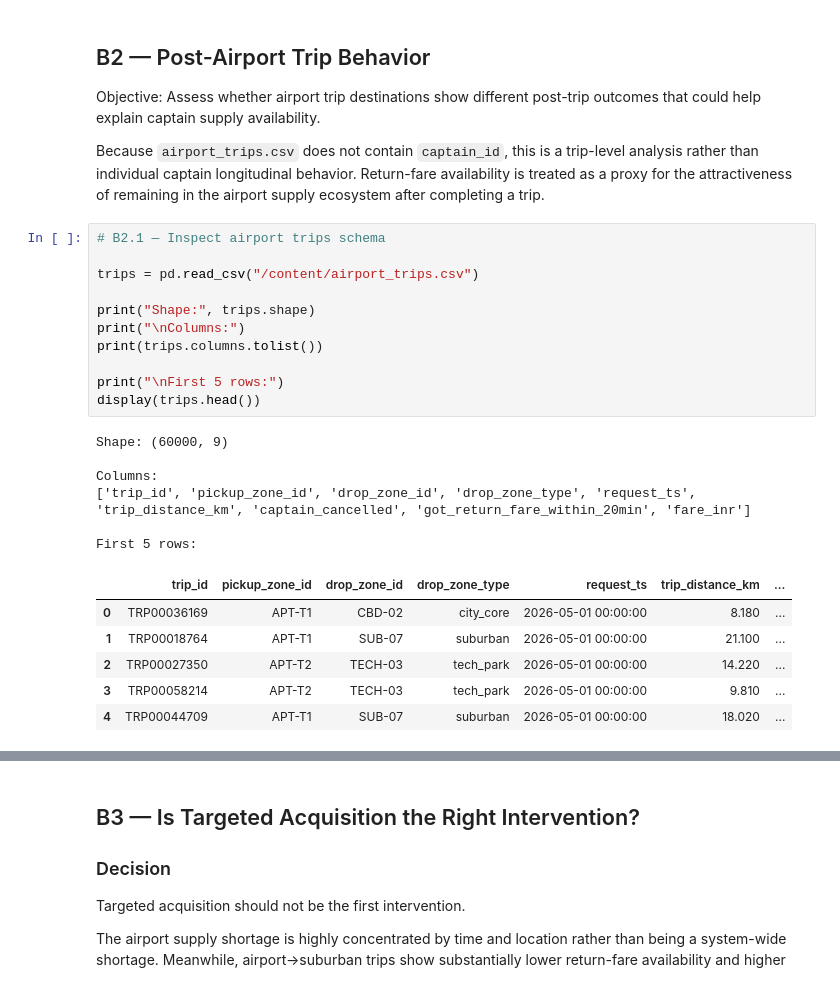
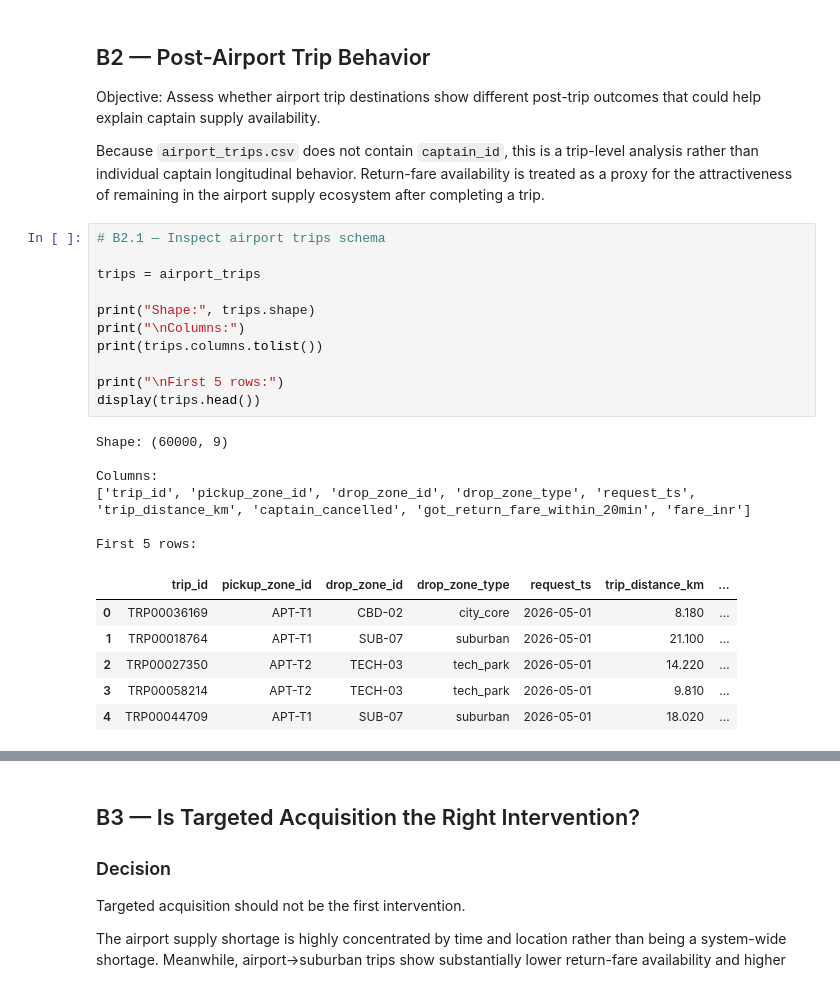
Before and after one commit to AkshayJKulkarni/Mobility-Supply-Analytics, a Jupyter notebook: Captain_Acquisition_and_Supply.ipynb, the cells around one changed output, grey strips where cells are left out. Cells and saved outputs as stored; diff of their text form.

```diff
--- a/Captain_Acquisition_and_Supply.ipynb
+++ b/Captain_Acquisition_and_Supply.ipynb
@@ -3515,27 +3517,27 @@ airport supply ecosystem after completing a trip.
 # %%
 # B2.1 — Inspect airport trips schema
 
-trips = pd.read_csv("/content/airport_trips.csv")
+trips = airport_trips
 
 print("Shape:", trips.shape)
 print("\nColumns:")
 print(trips.columns.tolist())
 
 print("\nFirst 5 rows:")
 display(trips.head())
 # %% [output]
 Shape: (60000, 9)
 
 Columns:
 ['trip_id', 'pickup_zone_id', 'drop_zone_id', 'drop_zone_type', 'request_ts', 'trip_distance_km', 'captain_cancelled', 'got_return_fare_within_20min', 'fare_inr']
 
 First 5 rows:
 |  | trip_id | pickup_zone_id | drop_zone_id | drop_zone_type | request_ts | trip_distance_km | ... |
-| 0 | TRP00036169 | APT-T1 | CBD-02 | city_core | 2026-05-01 00:00:00 | 8.180 | ... |
-| 1 | TRP00018764 | APT-T1 | SUB-07 | suburban | 2026-05-01 00:00:00 | 21.100 | ... |
-| 2 | TRP00027350 | APT-T2 | TECH-03 | tech_park | 2026-05-01 00:00:00 | 14.220 | ... |
-| 3 | TRP00058214 | APT-T2 | TECH-03 | tech_park | 2026-05-01 00:00:00 | 9.810 | ... |
-| 4 | TRP00044709 | APT-T1 | SUB-07 | suburban | 2026-05-01 00:00:00 | 18.020 | ... |
+| 0 | TRP00036169 | APT-T1 | CBD-02 | city_core | 2026-05-01 | 8.180 | ... |
+| 1 | TRP00018764 | APT-T1 | SUB-07 | suburban | 2026-05-01 | 21.100 | ... |
+| 2 | TRP00027350 | APT-T2 | TECH-03 | tech_park | 2026-05-01 | 14.220 | ... |
+| 3 | TRP00058214 | APT-T2 | TECH-03 | tech_park | 2026-05-01 | 9.810 | ... |
+| 4 | TRP00044709 | APT-T1 | SUB-07 | suburban | 2026-05-01 | 18.020 | ... |
 # %%
 # B2.1 — Overall airport trip baseline
 
```
Also changed, not shown: parts of 6 cells of this notebook.
